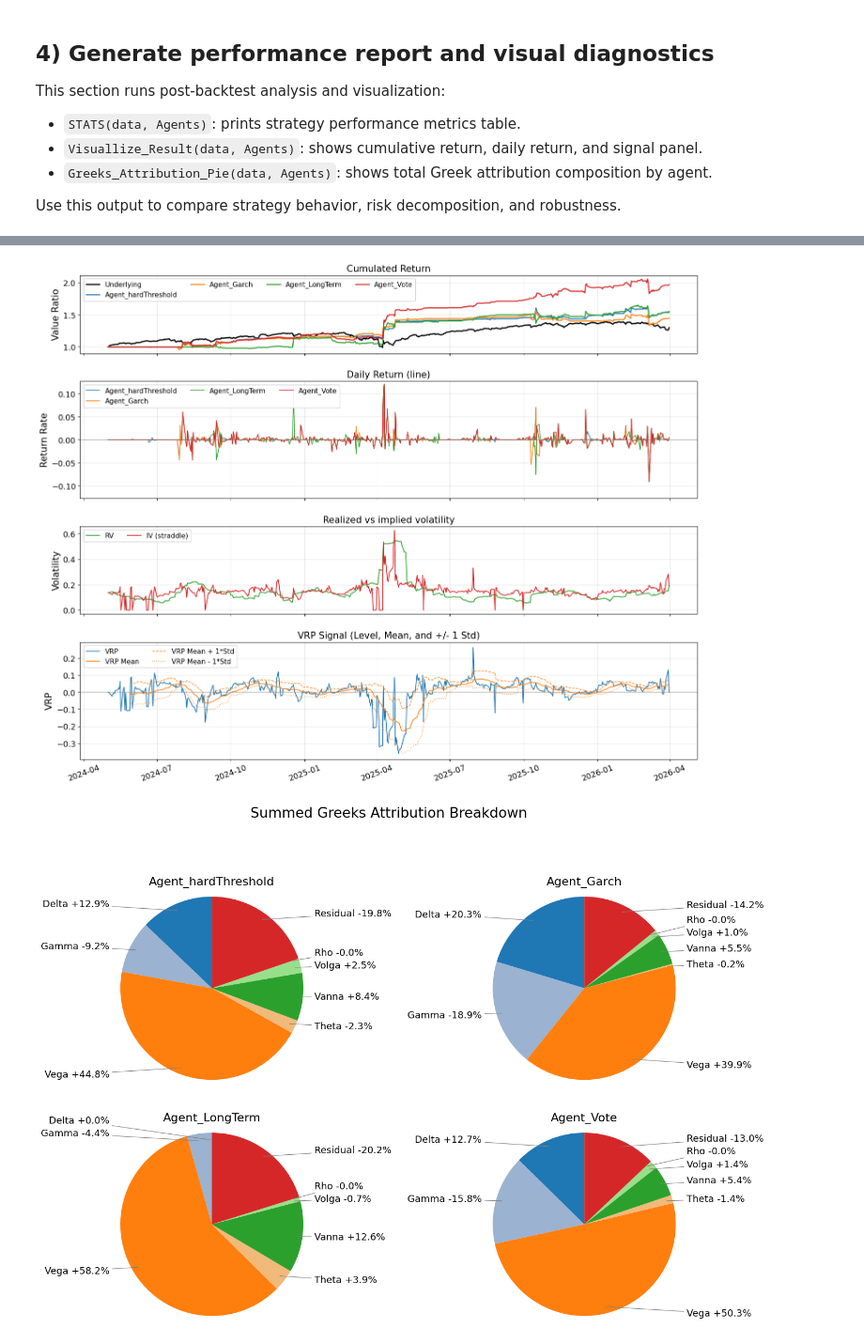
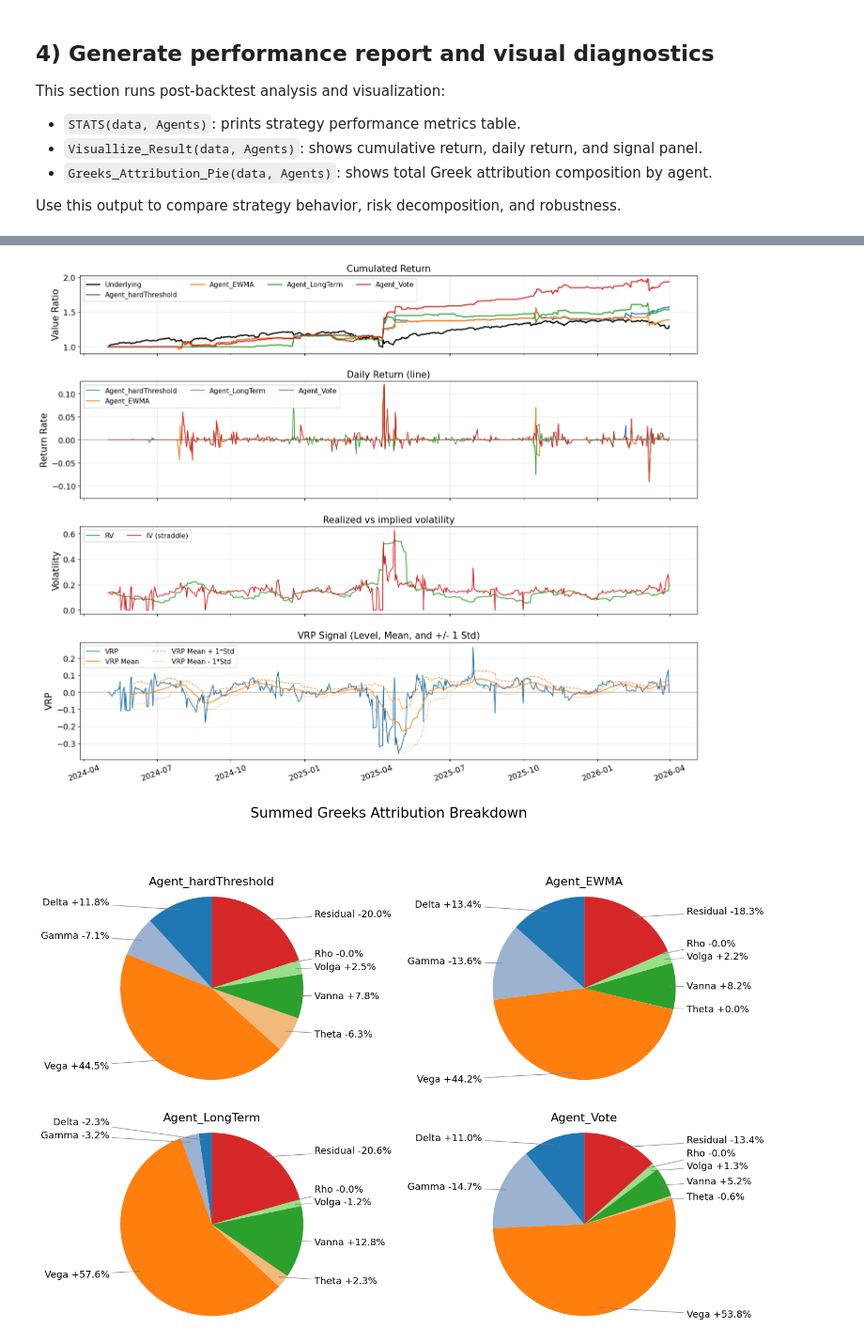
Before and after one commit to StevenYang23/Volatility-based_Quant_Strategy, a Jupyter notebook: Back_test.ipynb, the cells around one changed output, grey strips where cells are left out. Shown at 94% size. Saved outputs shown, nothing was run; the diff lists cells and outputs as text; code cells hidden in the pictures.

```diff
--- a/Back_test.ipynb
+++ b/Back_test.ipynb
@@ -26,17 +25,14 @@ data_path = "DataSet/SPY.csv"
 data = pd.read_csv(data_path)
 %load_ext autoreload
 
-data["VRP_20d_mean"] = data["VRP"].rolling(window=20, min_periods=20).mean()
-data["VRP_20d_std"]  = data["VRP"].rolling(window=20, min_periods=20).std()
-
 SLIPPAGE_RATE = 0.00
+KDE_THRESHOLD = 0.8
 
 Agents = [
-    Agent_hardThreshold(display_name="Agent_hardThreshold", k=1, allow_short=True, delta_hedge=True, long_rehedge_threshold=1.2, short_rehedge_threshold=0.8, slippage_rate=SLIPPAGE_RATE),
-    # Agent_Percentile(display_name="Agent_Perc", entry_percentile=0.2, allow_short=True, delta_hedge=True, long_rehedge_threshold=1.2, short_rehedge_threshold=0.8, slippage_rate=SLIPPAGE_RATE),
-    Agent_Garch(display_name="Agent_Garch", entry_threshold=1, allow_short=True, delta_hedge=True, long_rehedge_threshold=1.2, short_rehedge_threshold=0.8, slippage_rate=SLIPPAGE_RATE),
-    Agent_LongTerm(display_name="Agent_LongTerm", entry_threshold=1, long_term_window=60, allow_short=True, delta_hedge=True, long_rehedge_threshold=1.2, short_rehedge_threshold=0.8, slippage_rate=SLIPPAGE_RATE),
-    Agent_Vote(display_name="Agent_Vote", entry_threshold=1, longterm_rv_weight=0.8, long_term_window=60, allow_short=True, delta_hedge=True, long_rehedge_threshold=1.2, short_rehedge_threshold=0.8, slippage_rate=SLIPPAGE_RATE,)
+    Agent_hardThreshold(display_name="Agent_hardThreshold", k=KDE_THRESHOLD, allow_short=True, delta_hedge=True, long_rehedge_threshold=1.5, short_rehedge_threshold=0.8, slippage_rate=SLIPPAGE_RATE),
+    Agent_EWMA(display_name="Agent_EWMA", entry_threshold=KDE_THRESHOLD, allow_short=True, delta_hedge=True, long_rehedge_threshold=1.5, short_rehedge_threshold=0.8, slippage_rate=SLIPPAGE_RATE),
+    Agent_LongTerm(display_name="Agent_LongTerm", entry_threshold=KDE_THRESHOLD, long_term_window=90, allow_short=True, delta_hedge=True, long_rehedge_threshold=1.5, short_rehedge_threshold=0.8, slippage_rate=SLIPPAGE_RATE),
+    Agent_Vote(display_name="Agent_Vote", entry_threshold=KDE_THRESHOLD, longterm_rv_weight=0.8, long_term_window=60, allow_short=True, delta_hedge=True, long_rehedge_threshold=1.5, short_rehedge_threshold=0.8, slippage_rate=SLIPPAGE_RATE,)
 ]
 # %% [output]
 The autoreload extension is already loaded. To reload it, use:
@@ -65,7 +61,7 @@ Use this output to compare strategy behavior, risk decomposition, and robustness
 STATS(data, Agents)
 Visuallize_Result(data, Agents)
 Greeks_Attribution_Pie(data, Agents)
-Visuallize_Greeks_Attribute(data, Agents)
+# Visuallize_Greeks_Attribute(data, Agents)
 # %% [output]
 Strategy Statistics
 ------------------------------------------------------------------------------------------------------------------------
@@ -77,3 +73,3 @@ Agent_hardThreshold     75.00%         1.3248         1.1919         25.96%
 ------------------------------------------------------------------------------------------------------------------------
-[figure, old version]
+[figure, new version]
-[figure, old version]
+[figure, new version]
```
Also changed, not shown: parts of 3 cells of this notebook, 27 other files.
